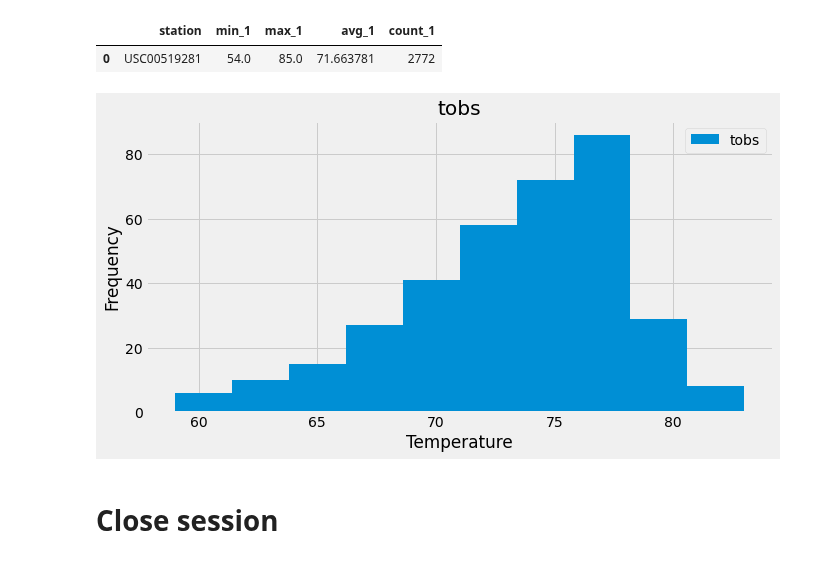
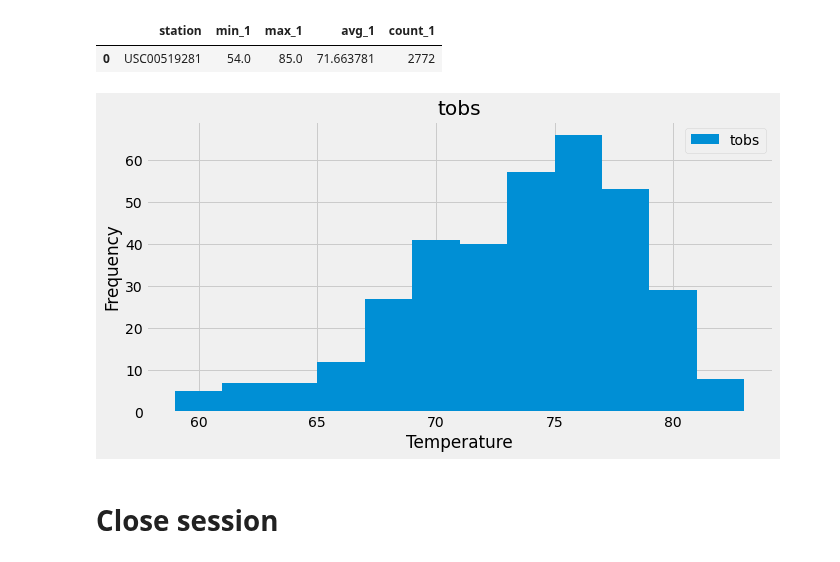
Before and after one commit to jjwilliams11/sqlalchemy-challenge, a Jupyter notebook: climate_starter.ipynb, the cells around one changed output. Drawn from its saved outputs; the diff is of its cells as text; code cells hidden in the pictures.

Commit message:
Added bins in histogram to complete step 1

```diff
--- a/climate_starter.ipynb
+++ b/climate_starter.ipynb
@@ -164,32 +164,32 @@ station_temp
 # %%
 # Using the most active station id
 # Query the last 12 months of temperature observation data for this station and plot the results as a histogram
 temp_query = session.query(measurement.date, measurement.tobs)\
     .filter(measurement.date.between('2016-08-23', '2017-08-23'))\
     .filter(measurement.station == most_active_station).statement
 
 # Save the query results as a Pandas DataFrame and set the index to the date column
 station_temp_year = pd.read_sql_query(temp_query,session.bind).set_index('date')
 
 # Sort the dataframe by date
 sorted_station_temp_year = station_temp_year.sort_index()
 
 # Use Pandas Plotting with Matplotlib to plot the data
 # hist = sorted_station_temp_year.hist(column="salary", color="r")
 # plt.title("Common Salary Ranges for Employees")
 # plt.xlabel("Employee Salaries")
 # plt.ylabel("Number of Employees")
 # plt.show()
 
 
-sorted_station_temp_year.hist( column='tobs', figsize=(10,5))
+sorted_station_temp_year.hist( column='tobs', bins=12, figsize=(10,5))
 plt.legend(["tobs"], loc= "upper right")
 plt.xlabel("Temperature")
 plt.ylabel("Frequency")
 # plt.xticks(rotation=75)
 plt.show()
 # %% [output]
-[figure, old version]
+[figure, new version]
 # %% [markdown]
 # Close session
 # %%
```
Also changed, not shown: 1 other file.
